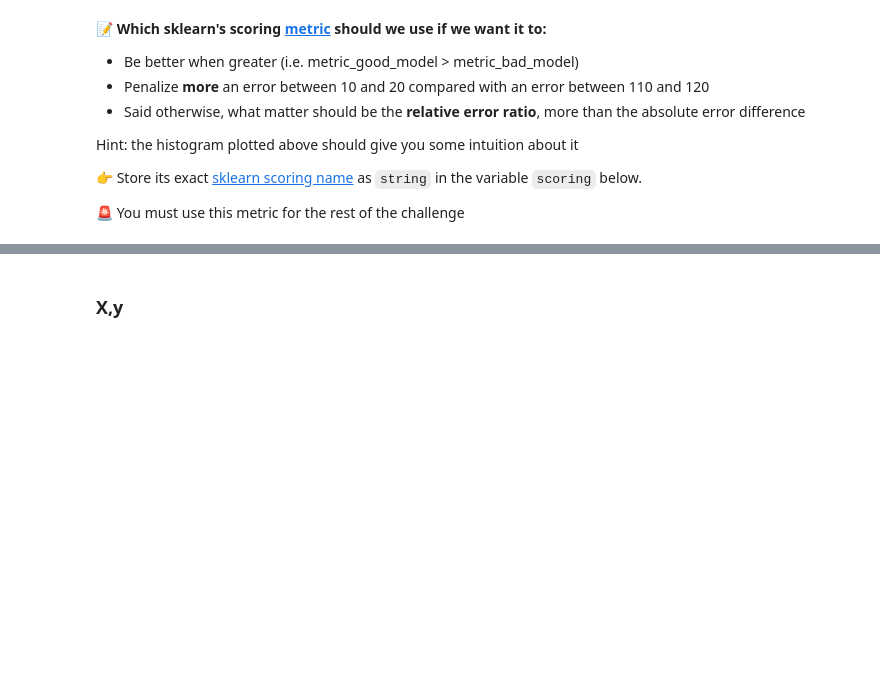
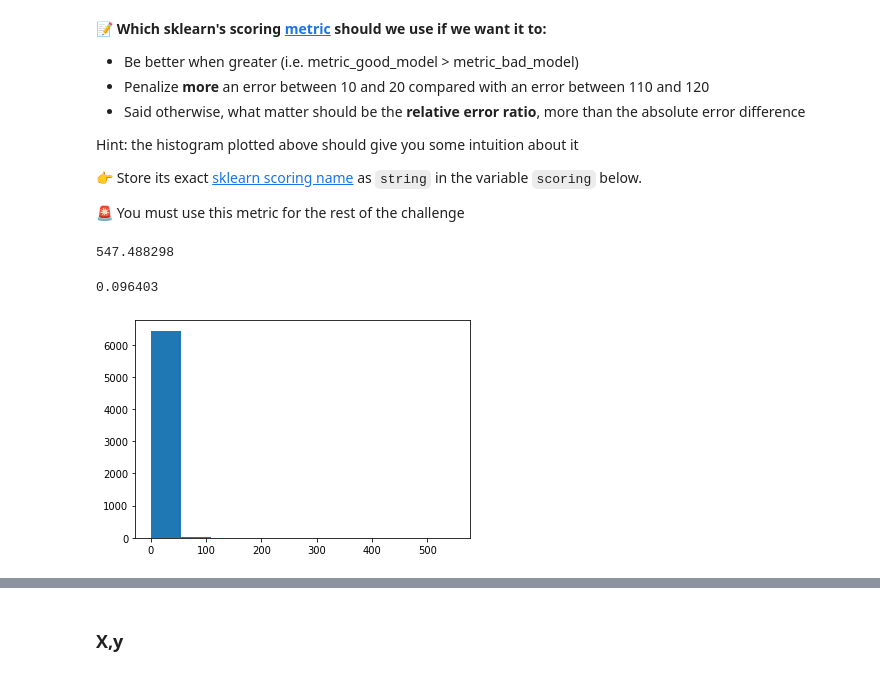
Before and after one commit to AlexandrePerdomo/data-certification-exam, a Jupyter notebook: machine_learning/TV_popularity_predictor.ipynb, the cells around one changed output, grey strips where cells are left out. Saved outputs shown, nothing was run; the diff lists cells and outputs as text; code cells hidden in the pictures; blank space fills up the shorter version.

```diff
--- a/machine_learning/TV_popularity_predictor.ipynb
+++ b/machine_learning/TV_popularity_predictor.ipynb
@@ -47,3 +47,5 @@ from nbresult import ChallengeResult
 - Store the result in a `DataFrame` named `data`
 # %%
 # YOUR CODE HERE
+data_load = pd.read_csv('tv_movies_popularity.csv')
+data_load.head()
@@ -49,0 +63,2 @@ from nbresult import ChallengeResult
+# %%
+data_without_duplicates = data_load.drop_duplicates()
@@ -49,0 +97,3 @@ from nbresult import ChallengeResult
+# %%
+data_cleaned = data_without_duplicates.drop('revenue', 1)
+data_cleaned.shape
@@ -49,0 +122,3 @@ from nbresult import ChallengeResult
+# %%
+data = data_cleaned.drop('title', 1)
+data.shape
@@ -76,8 +172,19 @@ Hint: the histogram plotted above should give you some intuition about it
 👉 Store its exact [sklearn scoring name](https://scikit-learn.org/stable/modules/model_evaluation.html) as `string` in the variable `scoring` below.
 
 🚨 You must use this metric for the rest of the challenge
+# %%
+data['popularity'].max()
+# %% [output]
+547.488298
+# %%
+data['popularity'].min()
+# %% [output]
+0.096403
 # %%
 # YOUR CODE HERE
+plt.hist(data['popularity'], range=[0,550]);
+# %% [output]
+[figure, added]
 # %% [markdown]
 <details>
     <summary>💡 Hint</summary>
```
Also changed, not shown: parts of 37 cells of this notebook, 2 other files.
